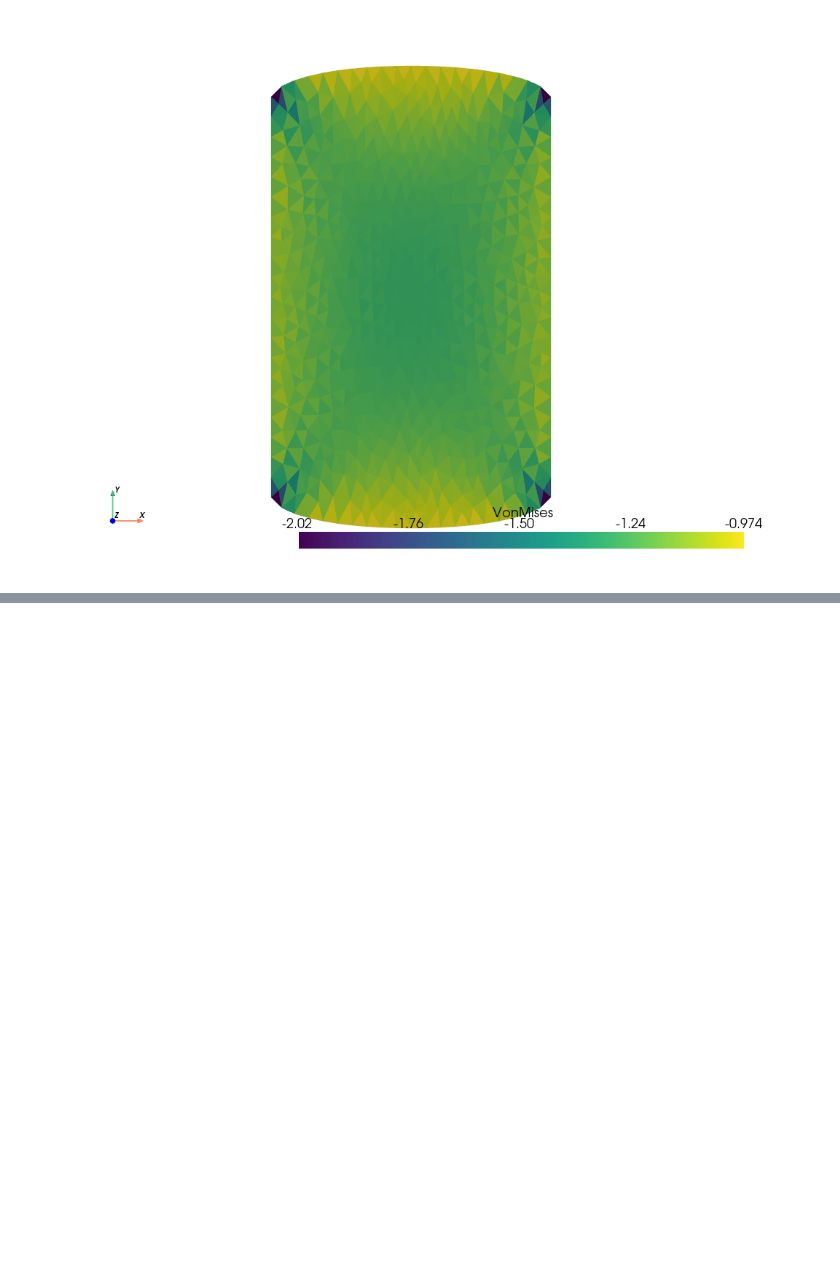
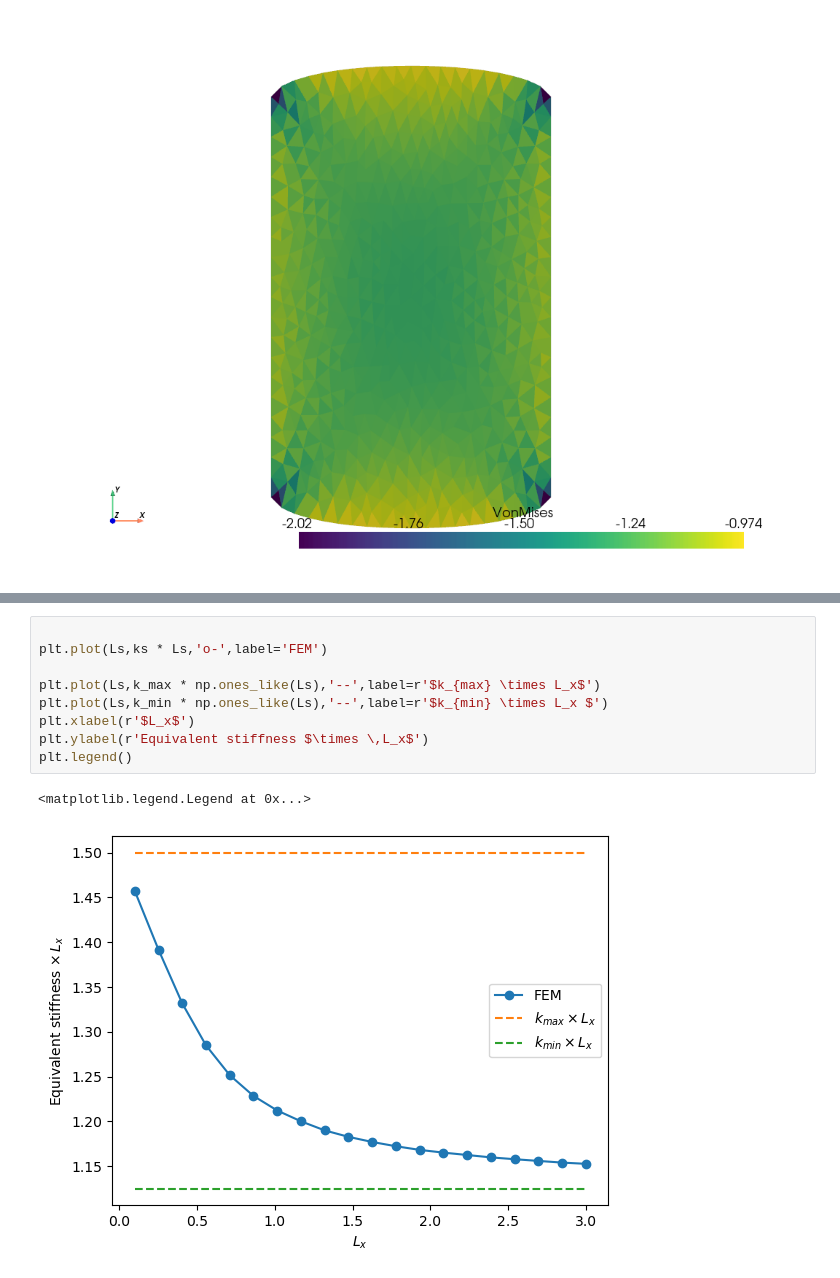
Before and after one commit to msolides-2022/fem-examples, a Jupyter notebook: 02-ElasticJoint.ipynb, the cells around one changed output, grey strips where cells are left out. Saved outputs shown, nothing was run; the diff lists cells and outputs as text; blank space fills up the shorter version.

Commit message:
rewrite the plotting for the joint

```diff
--- a/02-ElasticJoint.ipynb
+++ b/02-ElasticJoint.ipynb
@@ -316,0 +320,12 @@ p.show()
+# %%
+
+plt.plot(Ls,ks * Ls,'o-',label='FEM')
+
+plt.plot(Ls,k_max * np.ones_like(Ls),'--',label=r'$k_{max} \times L_x$')
+plt.plot(Ls,k_min * np.ones_like(Ls),'--',label=r'$k_{min} \times L_x $')
+plt.xlabel(r'$L_x$')
+plt.ylabel(r'Equivalent stiffness $\times \,L_x$')
+plt.legend()
+# %% [output]
+<matplotlib.legend.Legend at 0x...>
+[figure, added]
```
Also changed, not shown: parts of 6 cells of this notebook, 4 other files.
